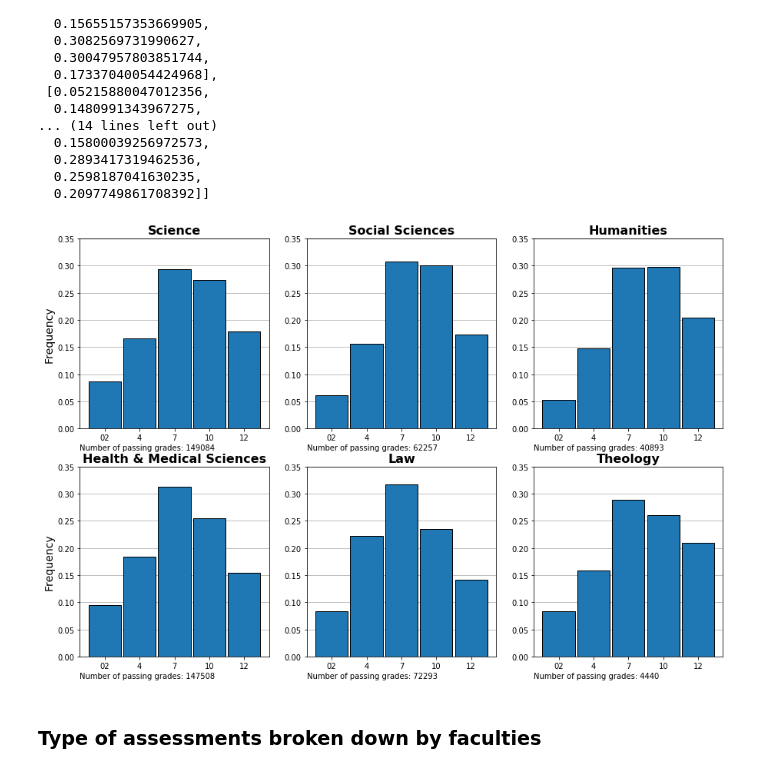
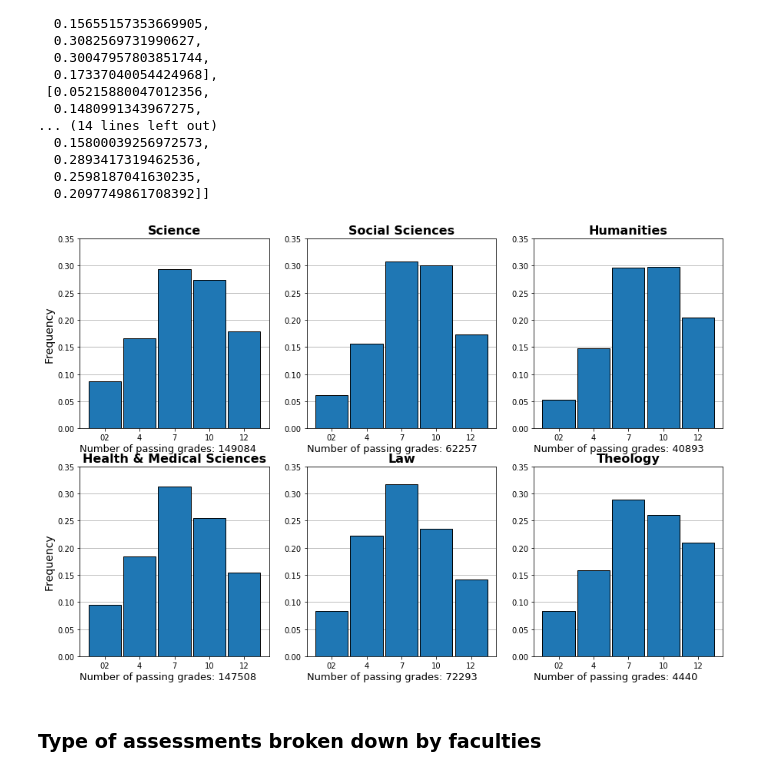
Before and after one commit to tnv875/Group18-NoTeeth, a Jupyter notebook: Exam project/Jens/Load final data set (ONLY DUPLICATE)-Copy1.ipynb, the cells around one changed output. Cells and saved outputs as stored; diff of their text form; code cells hidden in the pictures.

```diff
--- a/Exam project/Jens/Load final data set (ONLY DUPLICATE)-Copy1.ipynb
+++ b/Exam project/Jens/Load final data set (ONLY DUPLICATE)-Copy1.ipynb
@@ -379,2 +379,18 @@ f.savefig('histogram_gades_split_faculty_ECTS_weight.png')
 # %% [markdown]
 ### Faculties,  weighted against ECTS - droppping -3 and 00
+# %%
+y_no_fail_ects = []
+x_no_fail = ['02','4','7','10','12']
+
+# Looking at each faculty
+for i in tqdm_notebook(df['Fakultet'].unique()):
+    df_faculty = df[df['Fakultet']==i]
+
+    y_no_fail_ects_inner=[]
+
+    for k in ['Weigthed_02','Weigthed_4','Weigthed_7','Weigthed_10','Weigthed_12']:
+        y_no_fail_ects_inner.append(df_faculty[k].sum(skipna = True))
+
+    y_no_fail_ects.append(y_no_fail_ects_inner)
+
+y_no_fail_ects
@@ -422,48 +446,48 @@ plt.title(Faculty_names[0], fontsize = 16, weight = 'bold')
 plt.ylim([0,0.35])
 plt.grid(axis ='y',zorder=0)
 plt.ylabel('Frequency',fontsize=14)
-plt.annotate('Number of passing grades: '+ str(list_no_fail_number_of_grades_faculties[0]), (0,0), (0, -20), xycoords='axes fraction', textcoords='offset points', va='top')
+plt.annotate('Number of passing grades: '+ str(list_no_fail_number_of_grades_faculties[0]), (0,0), (0, -20),fontsize= 13, xycoords='axes fraction', textcoords='offset points', va='top')
 plt.bar(x_no_fail, y_no_fail_ects_freq[0], width=0.93, edgecolor='black',zorder=3)
 
 plt.subplot(2, 3, 2)
 plt.title(Faculty_names[1], fontsize = 16, weight = 'bold')
 plt.ylim([0,0.35])
 plt.grid(axis ='y',zorder=0)
-plt.annotate('Number of passing grades: '+ str(list_no_fail_number_of_grades_faculties[1]), (0,0), (0, -20), xycoords='axes fraction', textcoords='offset points', va='top')
+plt.annotate('Number of passing grades: '+ str(list_no_fail_number_of_grades_faculties[1]), (0,0), (0, -20),fontsize= 13, xycoords='axes fraction', textcoords='offset points', va='top')
 plt.bar(x_no_fail, y_no_fail_ects_freq[1], width=0.93, edgecolor='black',zorder=3)
 
 plt.subplot(2, 3, 3)
 plt.title(Faculty_names[2], fontsize = 16, weight = 'bold')
 plt.ylim([0,0.35])
 plt.grid(axis ='y',zorder=0)
-plt.annotate('Number of passing grades: '+ str(list_no_fail_number_of_grades_faculties[2]), (0,0), (0, -20), xycoords='axes fraction', textcoords='offset points', va='top')
+plt.annotate('Number of passing grades: '+ str(list_no_fail_number_of_grades_faculties[2]), (0,0), (0, -20),fontsize= 13, xycoords='axes fraction', textcoords='offset points', va='top')
 plt.bar(x_no_fail, y_no_fail_ects_freq[2], width=0.93, edgecolor='black',zorder=3)
 
 plt.subplot(2, 3, 4)
 plt.title(Faculty_names[3], fontsize = 16, weight = 'bold')
 plt.ylim([0,0.35])
 plt.grid(axis ='y',zorder=0)
 plt.ylabel('Frequency',fontsize=14)
-plt.annotate('Number of passing grades: '+ str(list_no_fail_number_of_grades_faculties[3]), (0,0), (0, -20), xycoords='axes fraction', textcoords='offset points', va='top')
+plt.annotate('Number of passing grades: '+ str(list_no_fail_number_of_grades_faculties[3]), (0,0), (0, -20),fontsize= 13, xycoords='axes fraction', textcoords='offset points', va='top')
 plt.bar(x_no_fail, y_no_fail_ects_freq[3], width=0.93, edgecolor='black',zorder=3)
 
 plt.subplot(2, 3, 5)
 plt.title(Faculty_names[4], fontsize = 16, weight = 'bold')
 plt.ylim([0,0.35])
 plt.grid(axis ='y',zorder=0)
-plt.annotate('Number of passing grades: '+ str(list_no_fail_number_of_grades_faculties[4]), (0,0), (0, -20), xycoords='axes fraction', textcoords='offset points', va='top')
+plt.annotate('Number of passing grades: '+ str(list_no_fail_number_of_grades_faculties[4]), (0,0), (0, -20),fontsize= 13, xycoords='axes fraction', textcoords='offset points', va='top')
 plt.bar(x_no_fail, y_no_fail_ects_freq[4], width=0.93, edgecolor='black',zorder=3)
 
 plt.subplot(2, 3, 6)
 plt.title(Faculty_names[5], fontsize = 16, weight = 'bold')
 plt.ylim([0,0.35])
 plt.grid(axis ='y',zorder=0)
-plt.annotate('Number of passing grades: '+ str(list_no_fail_number_of_grades_faculties[5]), (0,0), (0, -20), xycoords='axes fraction', textcoords='offset points', va='top')
+plt.annotate('Number of passing grades: '+ str(list_no_fail_number_of_grades_faculties[5]), (0,0), (0, -20),fontsize= 13, xycoords='axes fraction', textcoords='offset points', va='top')
 plt.bar(x_no_fail, y_no_fail_ects_freq[5], width=0.93, edgecolor='black',zorder=3)
 
 f.savefig('histogram_gades_split_faculty_ECTS_weight_NO_FAIL.png')
 # %% [output]
-[figure, old version]
+[figure, new version]
 # %% [markdown]
 ### Type of assessments broken down by faculties
 # %%
```
Also changed, not shown: parts of 20 cells of this notebook.
